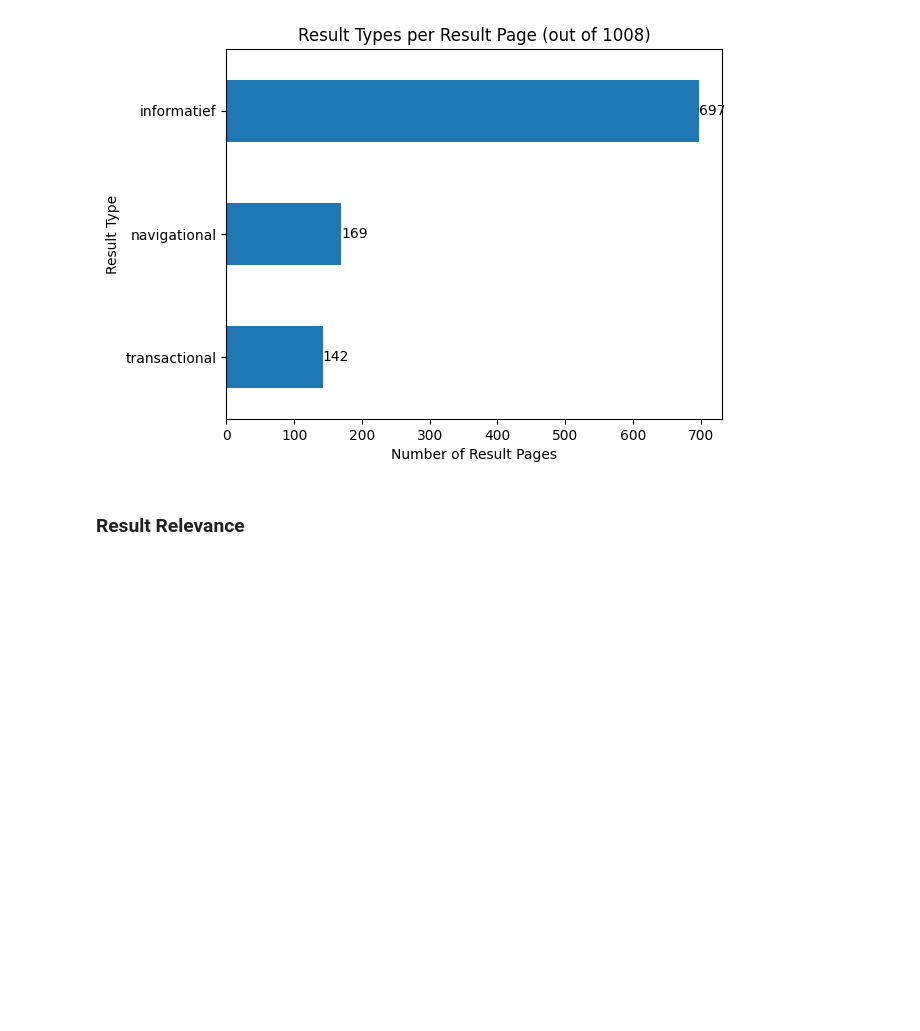
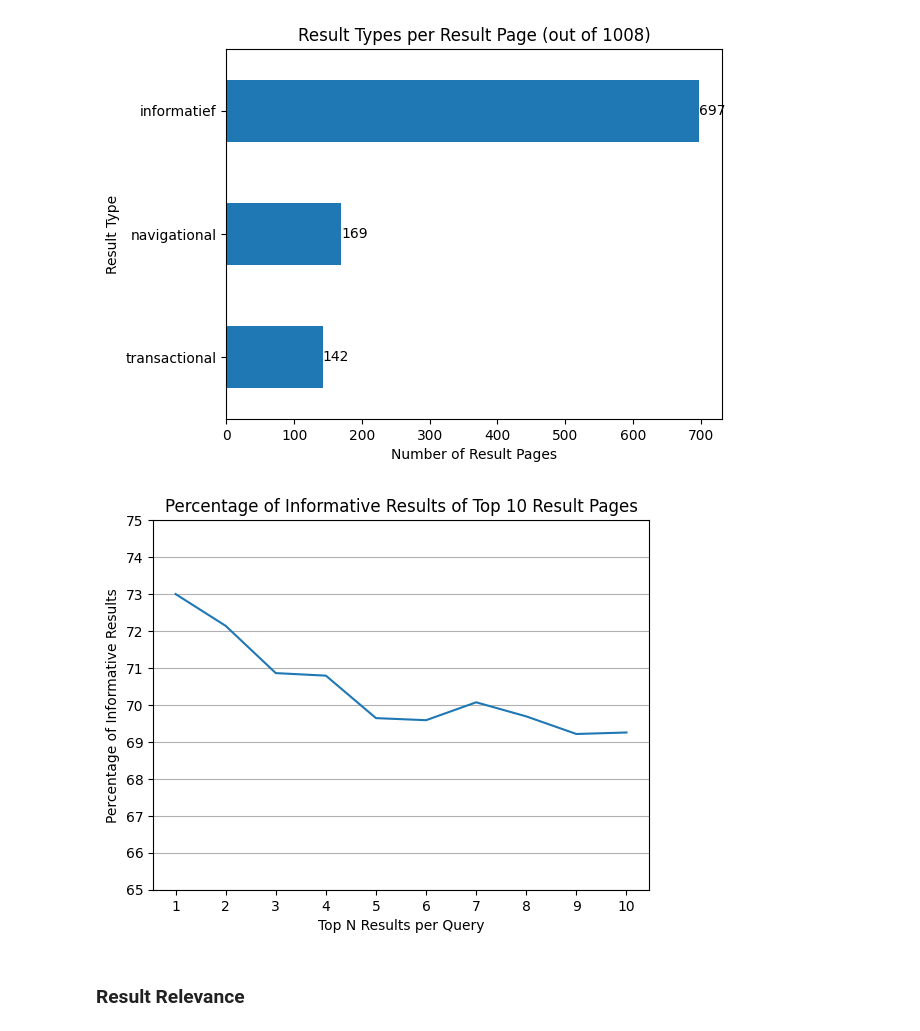
Before and after one commit to SlimZoeken/100queries, a Jupyter notebook: notebooks/analysis.ipynb, the cells around one changed output. Saved outputs shown, nothing was run; the diff lists cells and outputs as text; code cells hidden in the pictures; blank space fills up the shorter version.

Commit message:
Add commerciality, informativeness per top n rankings.

```diff
--- a/notebooks/analysis.ipynb
+++ b/notebooks/analysis.ipynb
@@ -303,6 +392,28 @@ ax.bar_label(ax.containers[0])
 # %% [output]
 [Text(0, 0, '142'), Text(0, 0, '169'), Text(0, 0, '697')]
 [figure]
+# %%
+informative: dict[int, float] = {}
+for n in range(1, 11):
+    informative[n] = (
+        results.loc[results["Ranking"] <= n]["Soort Resultaat"].value_counts(
+            normalize=True
+        )["informatief"]
+        * 100
+    )
+
+pd.DataFrame(
+    informative.items(), columns=["Top N", "Percentage of Informative Results"]
+).set_index("Top N").plot(
+    title=f"Percentage of Informative Results of Top {n} Result Pages",
+    xlabel="Top N Results per Query",
+    ylabel="Percentage of Informative Results",
+    yticks=range(65, 76, 1),
+    xticks=range(1, 11),
+    legend=False,
+).grid(axis="y")
+# %% [output]
+[figure, added]
 # %% [markdown]
 ### Result Relevance
 # %%
```
Also changed, not shown: parts of 16 cells of this notebook.
